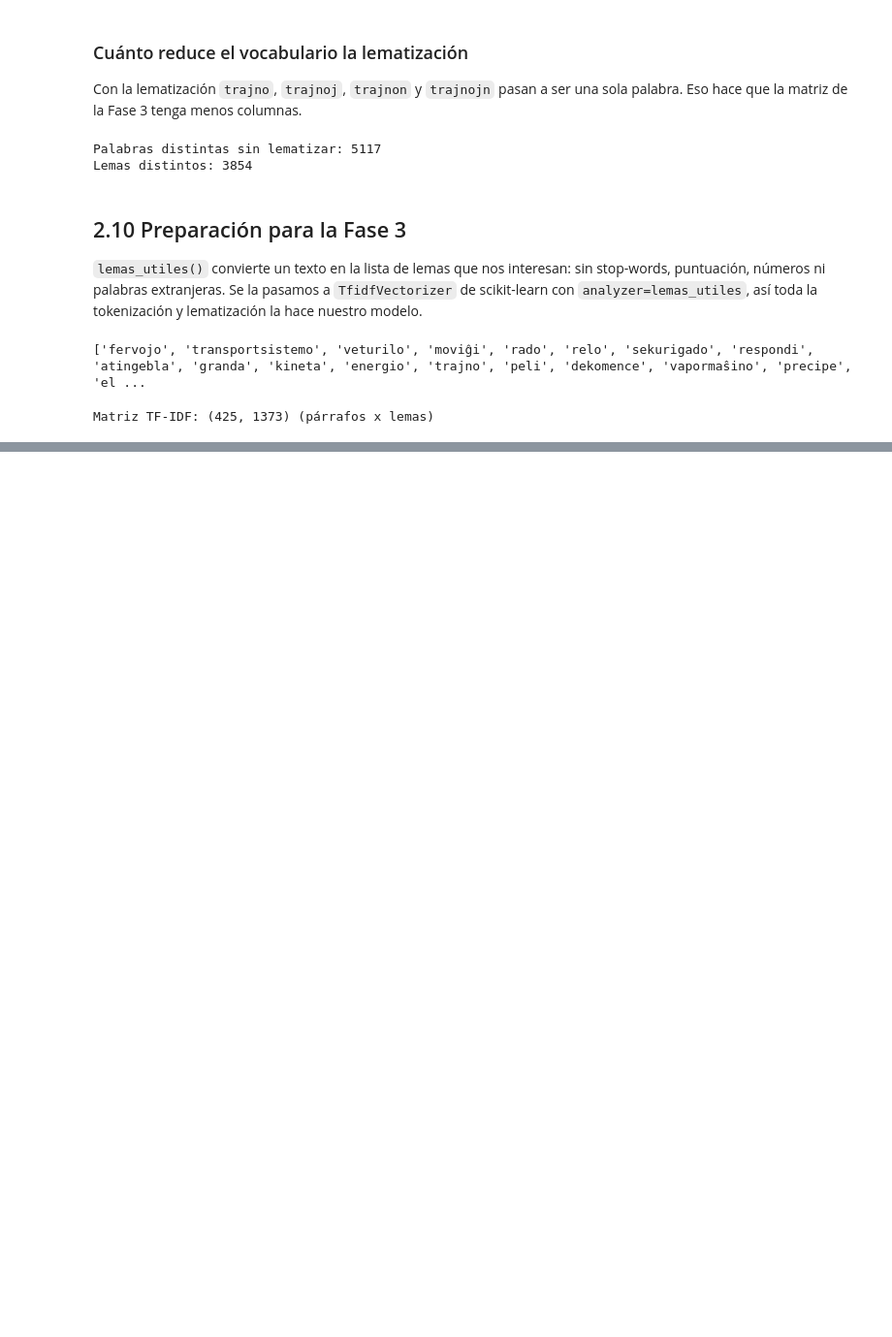
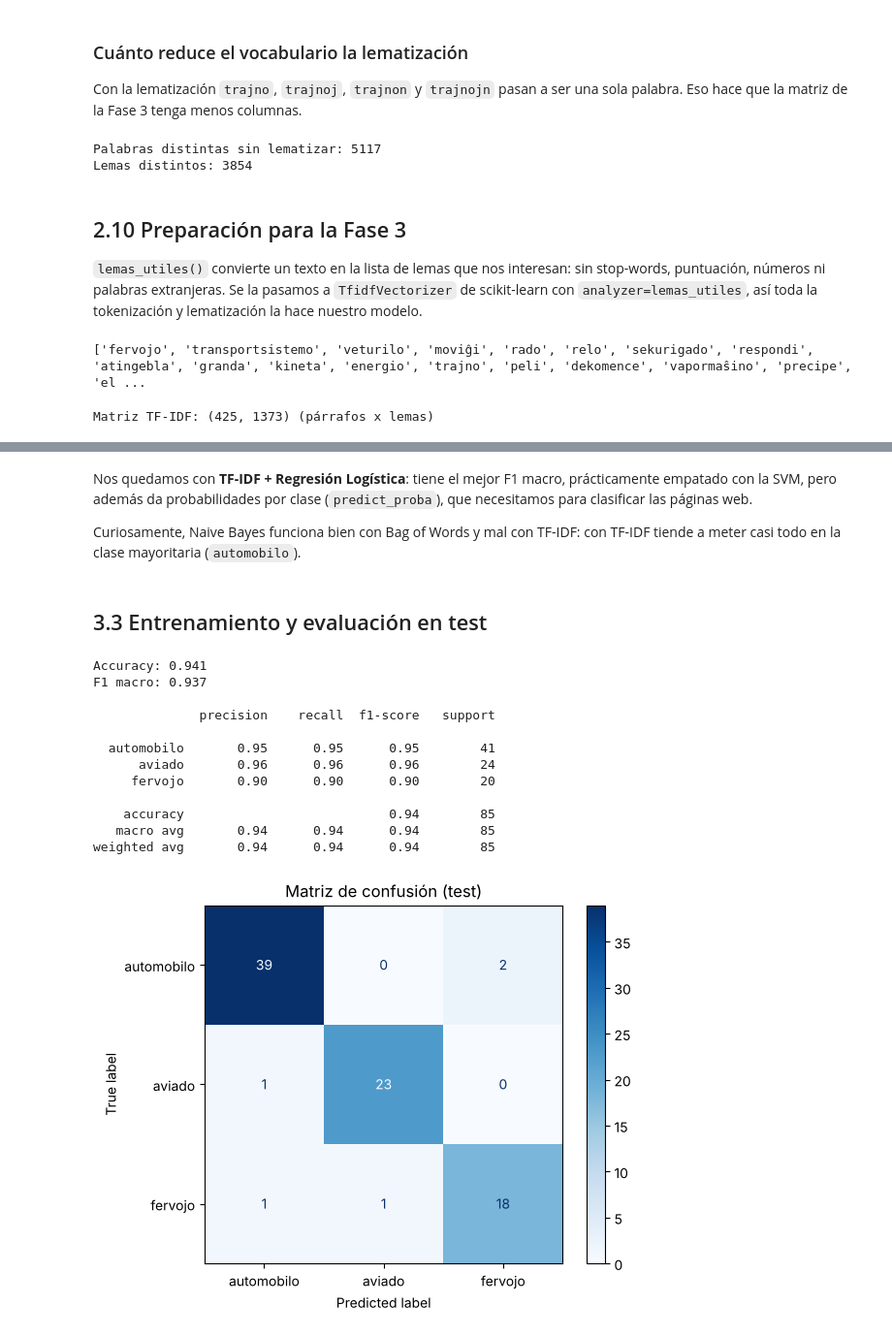
Before and after one commit to guilletaff/Clasificacion_Textos_Esperanto, a Jupyter notebook: notebooks/clasificacion_esperanto.ipynb, the cells around one changed output, grey strips where cells are left out. Shown at 97% size. Drawn from its saved outputs; the diff is of its cells as text; code cells hidden in the pictures; blank space fills up the shorter version.

Commit message:
Fase 3: comparación de modelos, evaluación y clasificación de webs

```diff
--- a/notebooks/clasificacion_esperanto.ipynb
+++ b/notebooks/clasificacion_esperanto.ipynb
@@ -939,0 +951,15 @@ Matriz TF-IDF: (425, 1373) (párrafos x lemas)
+# %%
+from sklearn.pipeline import make_pipeline
+from sklearn.feature_extraction.text import CountVectorizer
+from sklearn.naive_bayes import MultinomialNB
+from sklearn.linear_model import LogisticRegression
+from sklearn.svm import LinearSVC
+from sklearn.model_selection import train_test_split, cross_val_score, StratifiedKFold
+from sklearn.metrics import accuracy_score, f1_score, classification_report, ConfusionMatrixDisplay
+
+SEMILLA = 42
+
+X_train, X_test, y_train, y_test = train_test_split(
+    df["text"], df["class"], test_size=0.2, stratify=df["class"], random_state=SEMILLA)
+
+print("Entrenamiento:", len(X_train), " Test:", len(X_test))
@@ -939,0 +1007,38 @@ Matriz TF-IDF: (425, 1373) (párrafos x lemas)
+# %% [markdown]
+Nos quedamos con **TF-IDF + Regresión Logística**: tiene el mejor F1 macro, prácticamente empatado
+con la SVM, pero además da probabilidades por clase (`predict_proba`), que necesitamos para
+clasificar las páginas web.
+
+Curiosamente, Naive Bayes funciona bien con Bag of Words y mal con TF-IDF: con TF-IDF tiende a
+meter casi todo en la clase mayoritaria (`automobilo`).
+# %% [markdown]
+## 3.3 Entrenamiento y evaluación en test
+# %%
+modelo = make_pipeline(
+    TfidfVectorizer(analyzer=lemas_utiles, min_df=2),
+    LogisticRegression(max_iter=1000, class_weight="balanced"),
+)
+modelo.fit(X_train, y_train)
+y_pred = modelo.predict(X_test)
+
+print(f"Accuracy: {accuracy_score(y_test, y_pred):.3f}")
+print(f"F1 macro: {f1_score(y_test, y_pred, average='macro'):.3f}\n")
+print(classification_report(y_test, y_pred))
+
+ConfusionMatrixDisplay.from_predictions(y_test, y_pred, cmap="Blues")
+plt.title("Matriz de confusión (test)")
+plt.show()
+# %% [output]
+Accuracy: 0.941
+F1 macro: 0.937
+
+              precision    recall  f1-score   support
+
+  automobilo       0.95      0.95      0.95        41
+      aviado       0.96      0.96      0.96        24
+     fervojo       0.90      0.90      0.90        20
+
+    accuracy                           0.94        85
+   macro avg       0.94      0.94      0.94        85
+weighted avg       0.94      0.94      0.94        85
+[figure, added]
```
Also changed, not shown: parts of 16 cells of this notebook.
